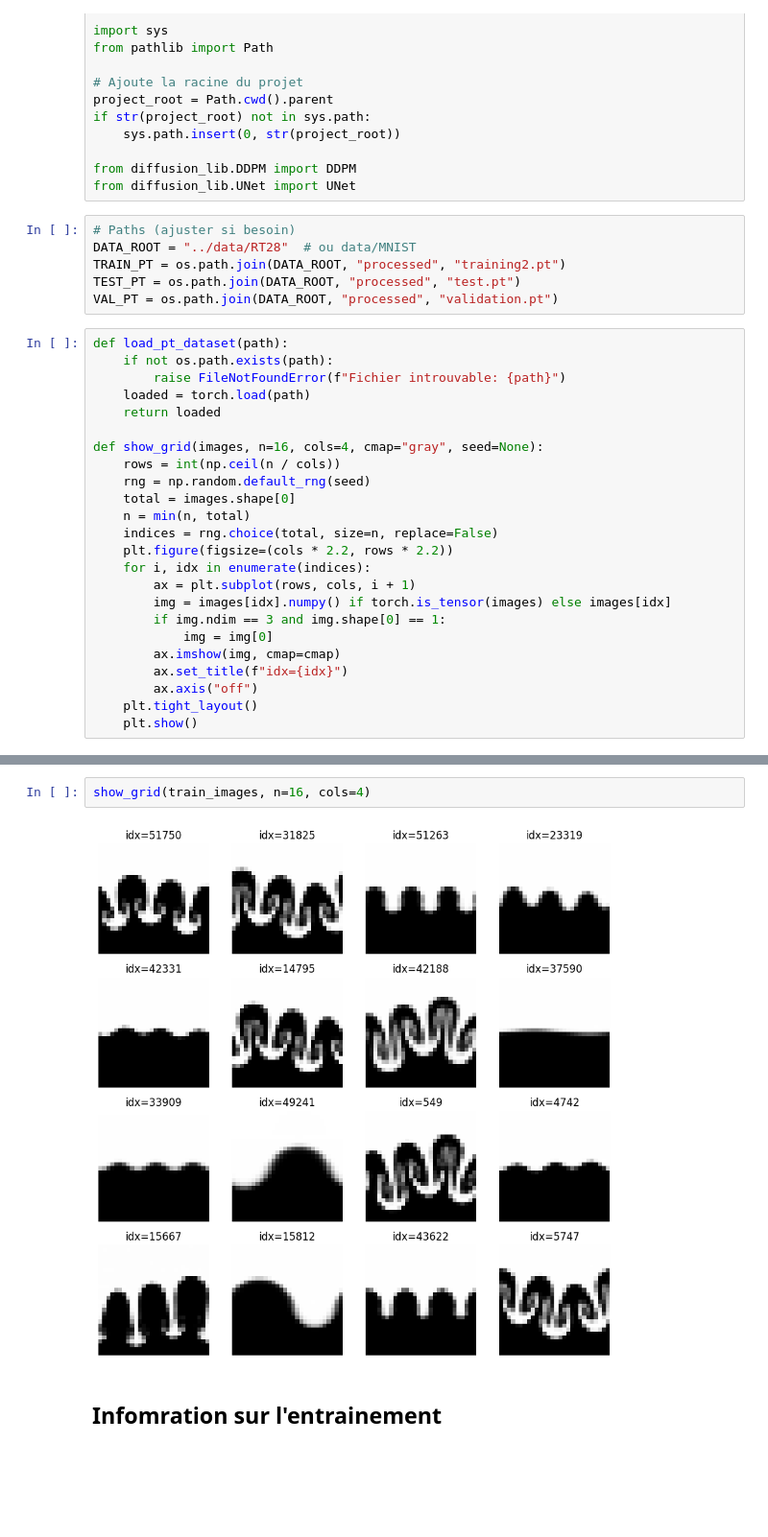
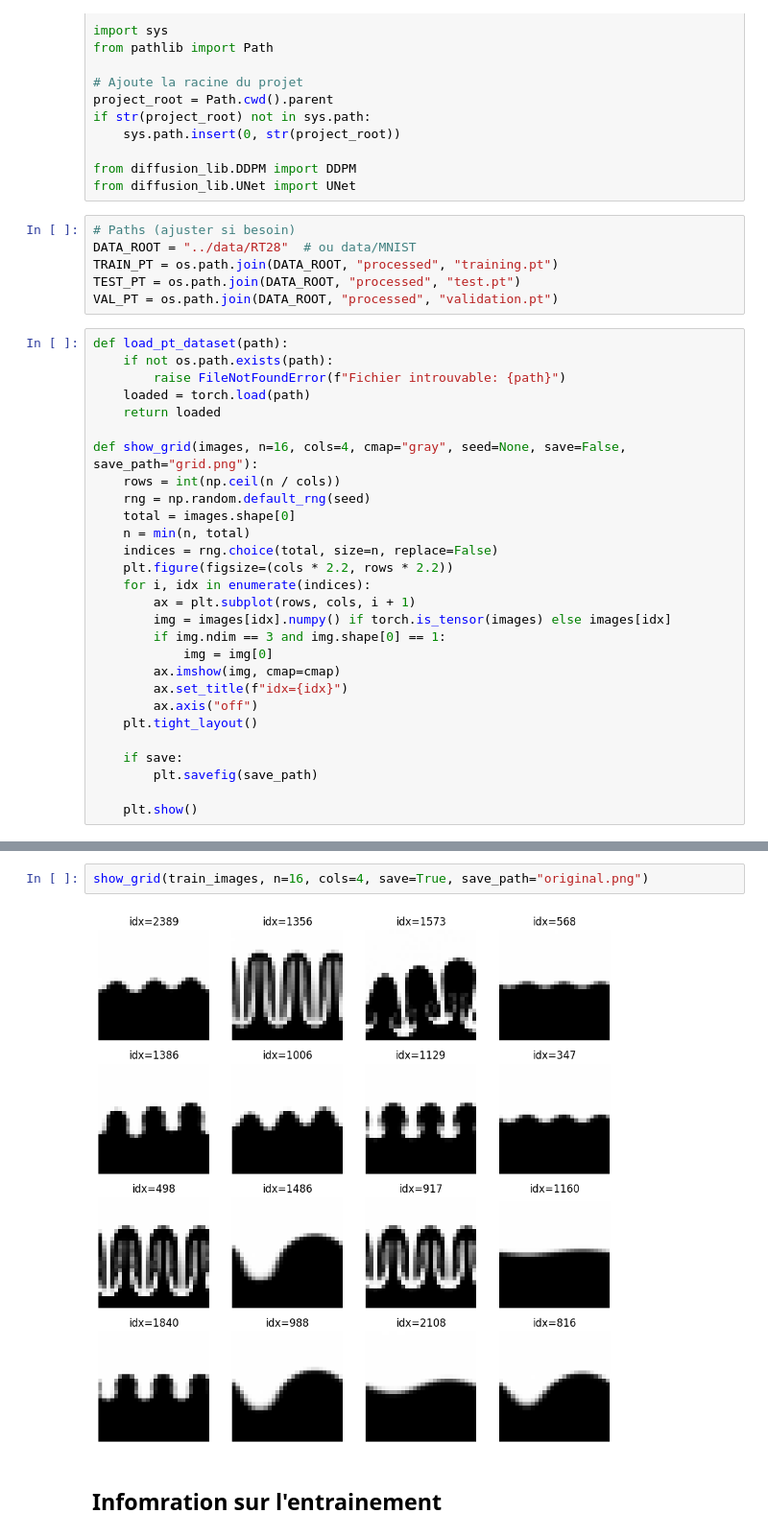
Before and after one commit to Samuel-Chapuis/Rayleigh-Taylor-Generative-Surrogate, a Jupyter notebook: analyse_reslutat/VisualisationPT.ipynb, the cells around one changed output, grey strips where cells are left out. Shown at 96% size. Saved outputs shown, nothing was run; the diff lists cells and outputs as text; blank space fills up the shorter version.

```diff
--- a/analyse_reslutat/VisualisationPT.ipynb
+++ b/analyse_reslutat/VisualisationPT.ipynb
@@ -22,7 +22,7 @@ from diffusion_lib.UNet import UNet
 # %%
 # Paths (ajuster si besoin)
 DATA_ROOT = "../data/RT28"  # ou data/MNIST
-TRAIN_PT = os.path.join(DATA_ROOT, "processed", "training2.pt")
+TRAIN_PT = os.path.join(DATA_ROOT, "processed", "training.pt")
 TEST_PT = os.path.join(DATA_ROOT, "processed", "test.pt")
 VAL_PT = os.path.join(DATA_ROOT, "processed", "validation.pt")
 # %%
@@ -32,7 +32,7 @@ def load_pt_dataset(path):
     loaded = torch.load(path)
     return loaded
 
-def show_grid(images, n=16, cols=4, cmap="gray", seed=None):
+def show_grid(images, n=16, cols=4, cmap="gray", seed=None, save=False, save_path="grid.png"):
     rows = int(np.ceil(n / cols))
     rng = np.random.default_rng(seed)
     total = images.shape[0]
@@ -48,6 +48,10 @@ def show_grid(images, n=16, cols=4, cmap="gray", seed=None):
         ax.set_title(f"idx={idx}")
         ax.axis("off")
     plt.tight_layout()
+
+    if save:
+        plt.savefig(save_path)
+
     plt.show()
 # %%
 train_images = load_pt_dataset(TRAIN_PT)
@@ -61,7 +71,7 @@ Test images torch.Size([327, 28, 28]) torch.uint8
 # %%
-show_grid(train_images, n=16, cols=4)
+show_grid(train_images, n=16, cols=4, save=True, save_path="original.png")
 # %% [output]
-[figure, old version]
+[figure, new version]
 # %% [markdown]
 ## Infomration sur l'entrainement
 # %%
```
Also changed, not shown: parts of 19 cells of this notebook, 7 other files.
